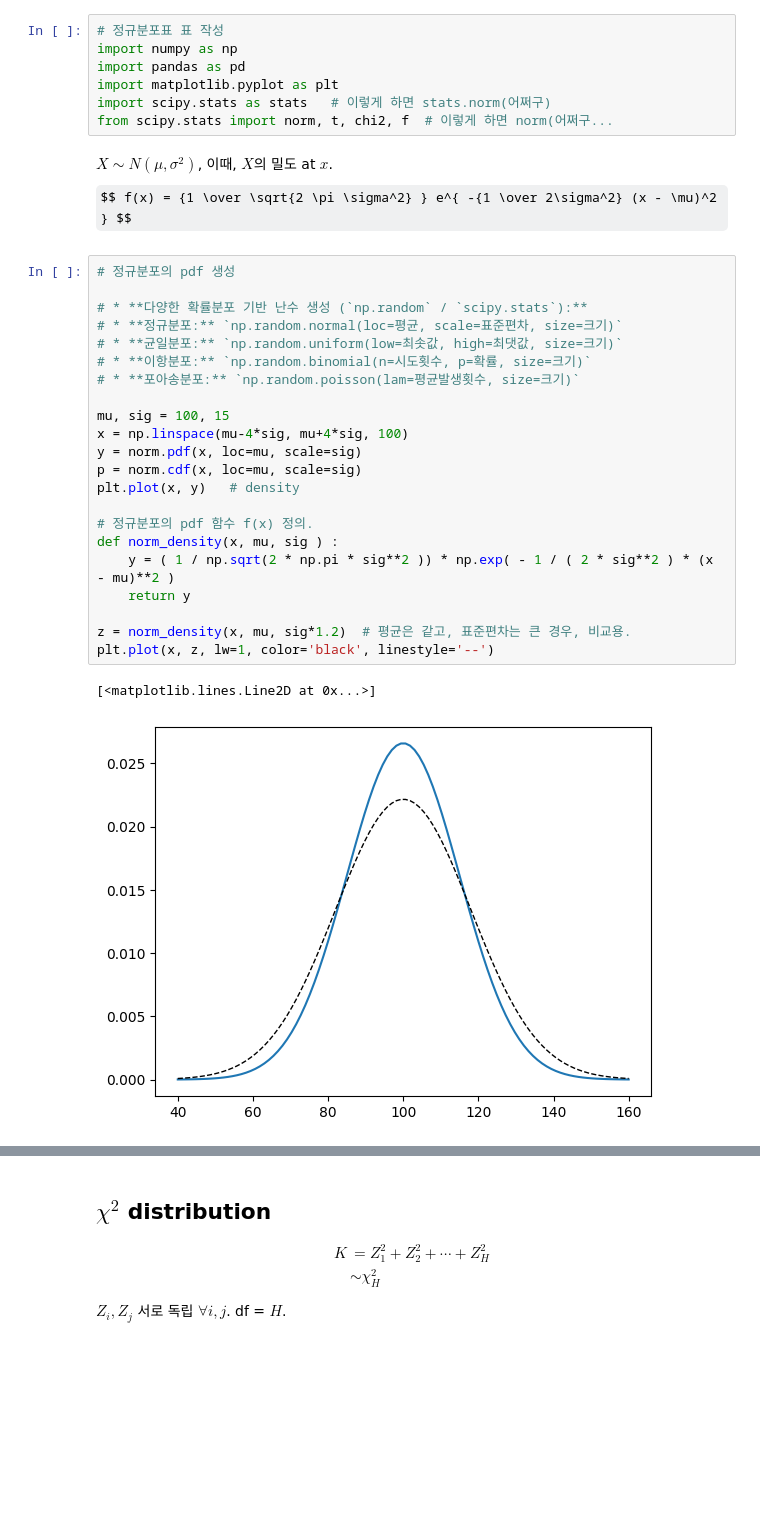
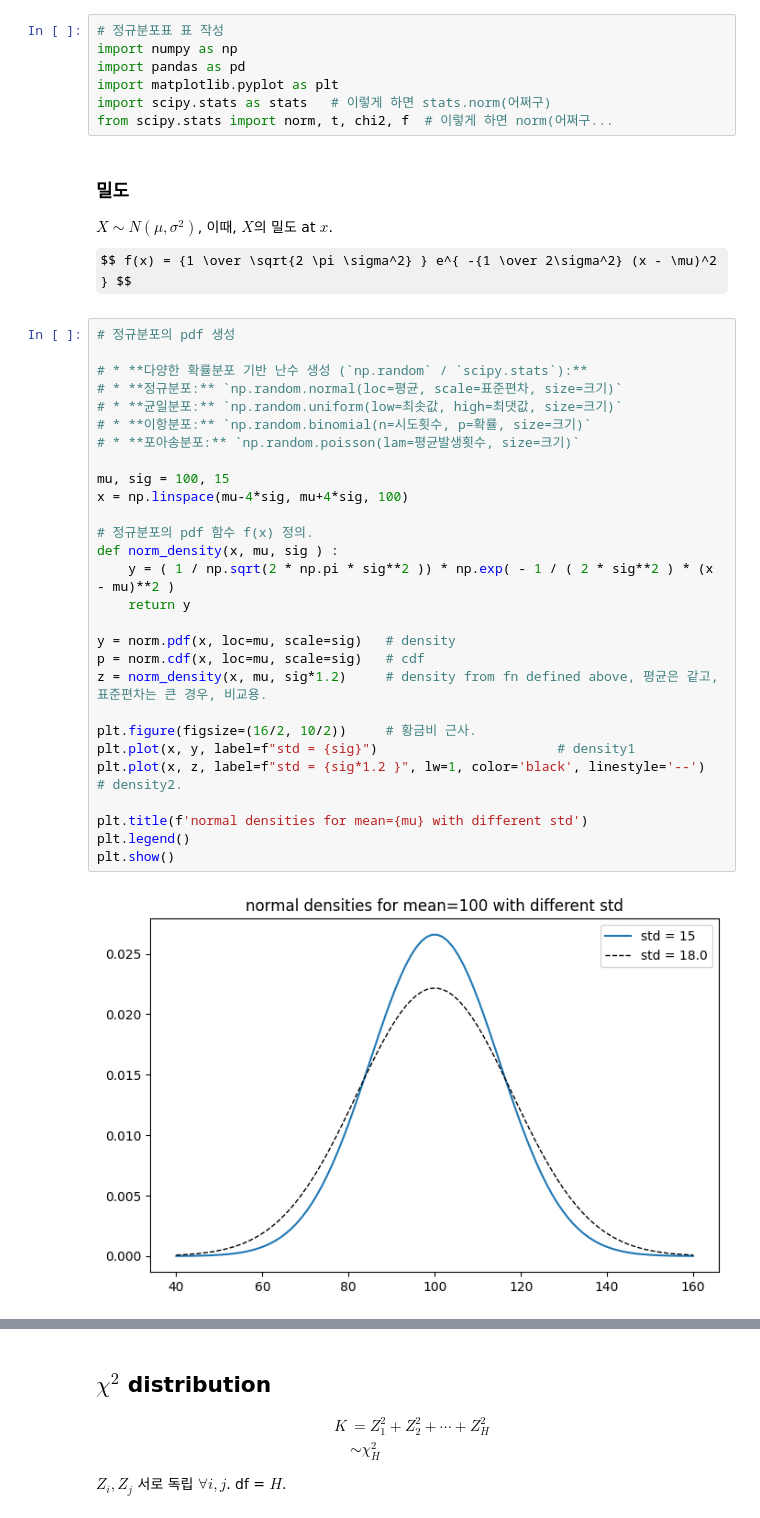
Before and after one commit to bahn28/salad, a Jupyter notebook: a07_3_n_chi_t_F.ipynb, the cells around one changed output, grey strips where cells are left out. Saved outputs shown, nothing was run; the diff lists cells and outputs as text; some formulas as TeX source; blank space fills up the shorter version.

```diff
--- a/a07_3_n_chi_t_F.ipynb
+++ b/a07_3_n_chi_t_F.ipynb
@@ -12,31 +12,37 @@ import matplotlib.pyplot as plt
 import scipy.stats as stats   # 이렇게 하면 stats.norm(어쩌구)
 from scipy.stats import norm, t, chi2, f  # 이렇게 하면 norm(어쩌구...
 # %% [markdown]
+### 밀도
 $ X \sim N(\mu, \sigma^2 ) $, 이때, $ X $의 밀도 at $ x $.
 $$ f(x) = {1 \over \sqrt{2 \pi \sigma^2} } e^{ -{1 \over 2\sigma^2} (x - \mu)^2 } $$
 # %%
 # 정규분포의 pdf 생성
 
 # * **다양한 확률분포 기반 난수 생성 (`np.random` / `scipy.stats`):**
 # * **정규분포:** `np.random.normal(loc=평균, scale=표준편차, size=크기)`
 # * **균일분포:** `np.random.uniform(low=최솟값, high=최댓값, size=크기)`
 # * **이항분포:** `np.random.binomial(n=시도횟수, p=확률, size=크기)`
 # * **포아송분포:** `np.random.poisson(lam=평균발생횟수, size=크기)`
 
 mu, sig = 100, 15
 x = np.linspace(mu-4*sig, mu+4*sig, 100)
-y = norm.pdf(x, loc=mu, scale=sig)
-p = norm.cdf(x, loc=mu, scale=sig)
-plt.plot(x, y)   # density
 
 # 정규분포의 pdf 함수 f(x) 정의.
 def norm_density(x, mu, sig ) :
     y = ( 1 / np.sqrt(2 * np.pi * sig**2 )) * np.exp( - 1 / ( 2 * sig**2 ) * (x - mu)**2 )
     return y
 
-z = norm_density(x, mu, sig*1.2)  # 평균은 같고, 표준편차는 큰 경우, 비교용.
-plt.plot(x, z, lw=1, color='black', linestyle='--')
+y = norm.pdf(x, loc=mu, scale=sig)   # density
+p = norm.cdf(x, loc=mu, scale=sig)   # cdf
+z = norm_density(x, mu, sig*1.2)     # density from fn defined above, 평균은 같고, 표준편차는 큰 경우, 비교용.
+
+plt.figure(figsize=(16/2, 10/2))     # 황금비 근사.
+plt.plot(x, y, label=f"std = {sig}")                       # density1
+plt.plot(x, z, label=f"std = {sig*1.2 }", lw=1, color='black', linestyle='--')  # density2.
+
+plt.title(f'normal densities for mean={mu} with different std')
+plt.legend()
+plt.show()
 # %% [output]
-[<matplotlib.lines.Line2D at 0x...>]
-[figure, old version]
+[figure, new version]
 # %% [markdown]
```
Also changed, not shown: parts of 5 cells of this notebook.
